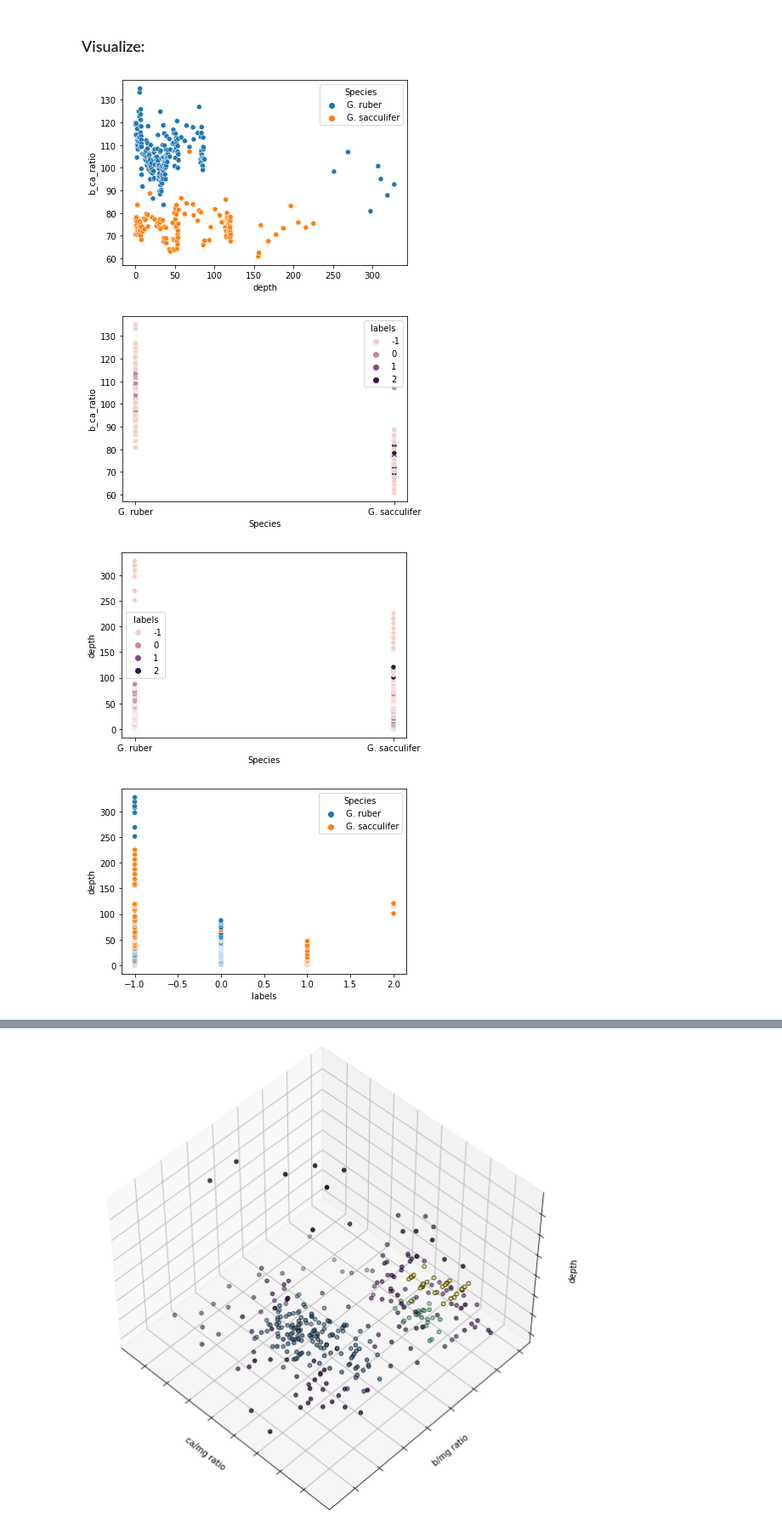
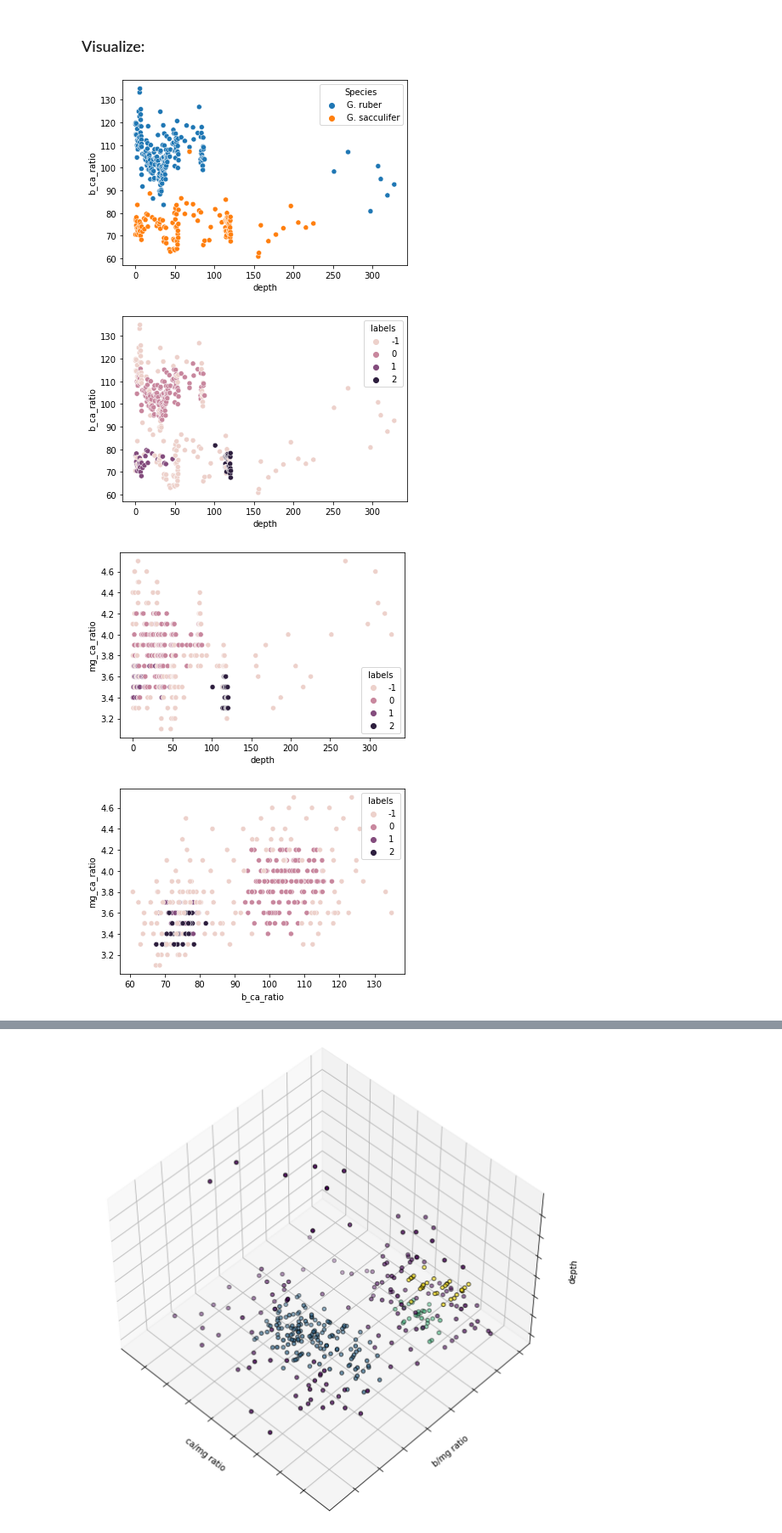
Before and after one commit to CSolitaire/anomaly-detection-exercises, a Jupyter notebook: clustering_anomaly_detection.ipynb, the cells around one changed output, grey strips where cells are left out. Shown at 85% size. Cells and saved outputs as stored; diff of their text form; code cells hidden in the pictures.

```diff
--- a/clustering_anomaly_detection.ipynb
+++ b/clustering_anomaly_detection.ipynb
@@ -178,23 +178,26 @@ Index(['depth', 'b_ca_ratio', 'mg_ca_ratio', 'Scaled_depth',
 # %%
 sns.scatterplot(df.depth, df.b_ca_ratio, hue=species.Species)
 plt.show()
 
-sns.scatterplot(species.Species, df.b_ca_ratio, hue=df.labels)
+sns.scatterplot(df.depth, df.b_ca_ratio, hue=df.labels)
 plt.show()
 
-sns.scatterplot(species.Species, df.depth, hue=df.labels)
+sns.scatterplot(df.depth, df.mg_ca_ratio, hue=df.labels)
+plt.show()
+
+sns.scatterplot(df.b_ca_ratio, df.mg_ca_ratio, hue=df.labels)
 plt.show()
 
 sns.scatterplot(df.labels, df.depth, hue=species.Species)
 plt.show()
 
 sns.scatterplot(df.depth, df.mg_ca_ratio, hue=species.Species)
 plt.show()
 
 sns.scatterplot(df.b_ca_ratio, df.mg_ca_ratio, hue=species.Species)
 plt.show()
 # %% [output]
 [figure]
-[figure, old version]
+[figure, new version]
-[figure, old version]
+[figure, new version]
-[figure, old version]
+[figure, new version]
```
Also changed, not shown: parts of 20 cells of this notebook.
